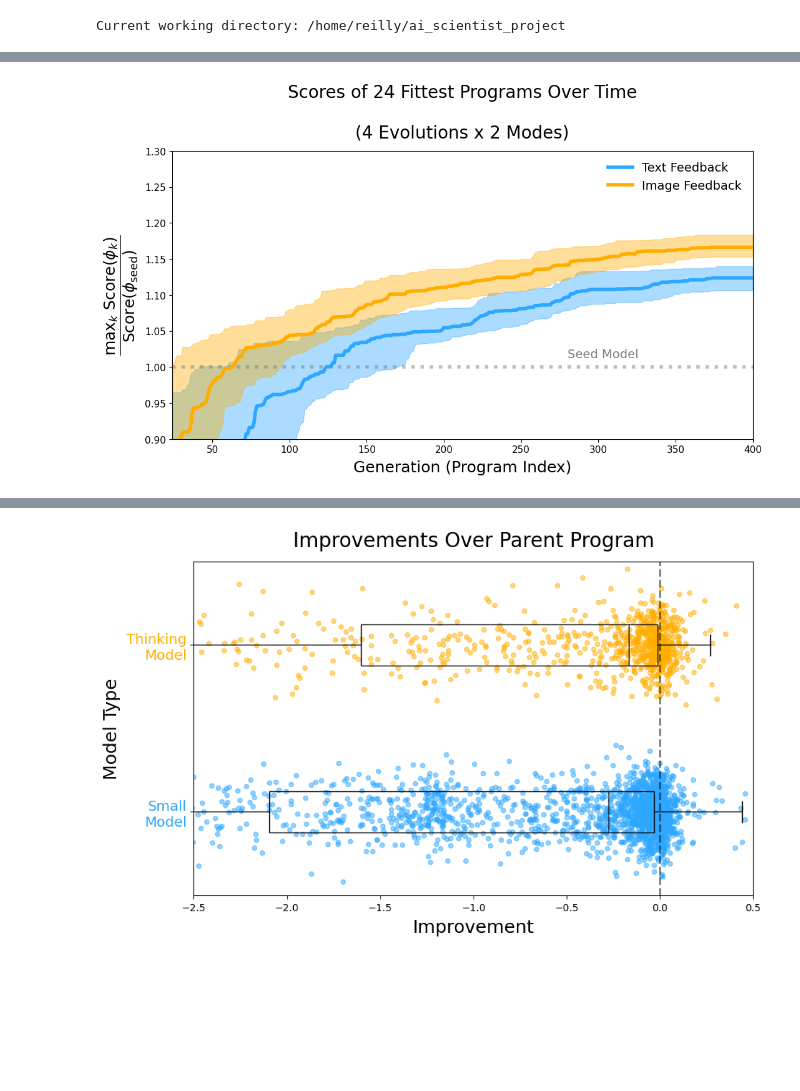
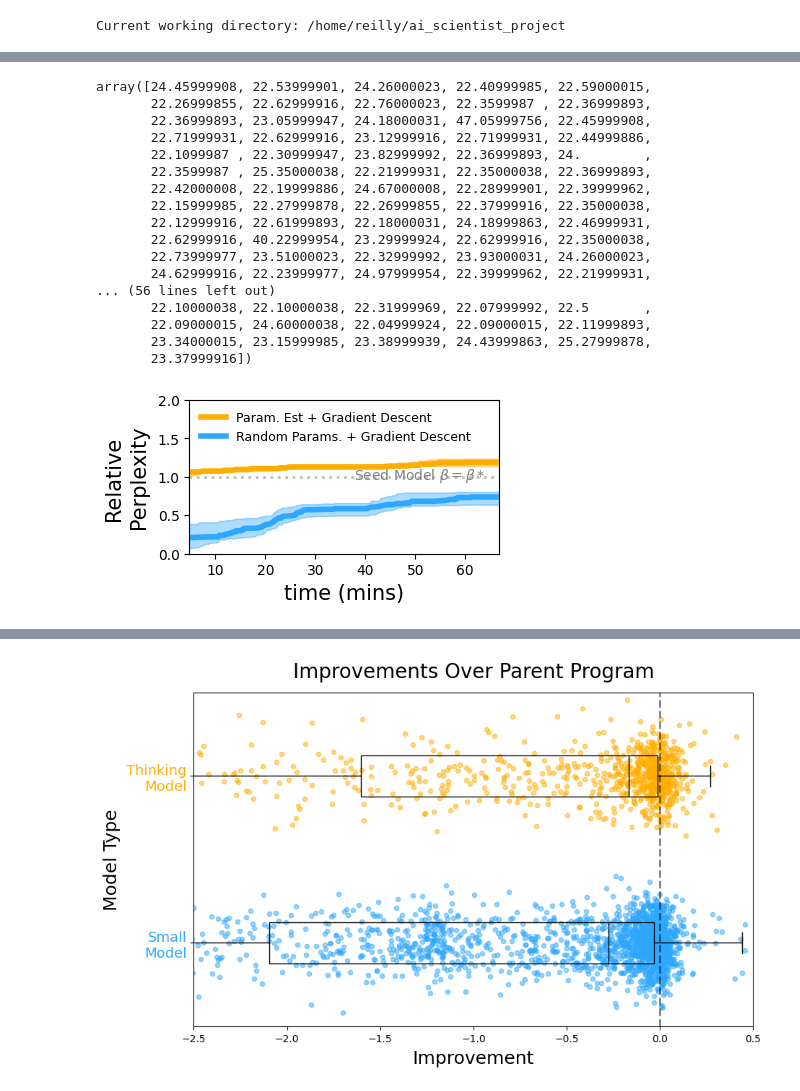
Before and after one commit to reillytilbury/EDGAR, a Jupyter notebook: figures/3A_learning_curves.ipynb, the cells around one changed output, grey strips where cells are left out. Cells and saved outputs as stored; diff of their text form; code cells hidden in the pictures; blank space fills up the shorter version.

```diff
--- a/figures/3A_learning_curves.ipynb
+++ b/figures/3A_learning_curves.ipynb
@@ -13,7 +13,7 @@ Current working directory: /home/reilly/ai_scientist_project
 # %%
 # Old format of extrating program data for census of the old format
 
-def extract_program_data(census, reference_loss=22.02000046):
+def extract_program_data(census, reference_loss=None):
     """
     Extracts program data from the census array.
 
@@ -77,6 +77,8 @@ def extract_program_data(census, reference_loss=22.02000046):
     times = times - np.min(times)
 
     # get scores
+    if reference_loss is None:
+        reference_loss = losses[1]
     losses_relative = losses - reference_loss  # relative losses
     scores = np.exp(-losses_relative)  # convert losses to scores
     running_max_scores = np.maximum.accumulate(scores)  # running max scores
@@ -349,46 +351,75 @@ Processing program_databases/07-30/19-31-37 (complexity penalty)/combined/census
+# %%
+results_list[-1]['losses']
+# %% [output]
+array([24.45999908, 22.53999901, 24.26000023, 22.40999985, 22.59000015,
+       22.26999855, 22.62999916, 22.76000023, 22.3599987 , 22.36999893,
+       22.36999893, 23.05999947, 24.18000031, 47.05999756, 22.45999908,
+       22.71999931, 22.62999916, 23.12999916, 22.71999931, 22.44999886,
+       22.1099987 , 22.30999947, 23.82999992, 22.36999893, 24.        ,
+       22.3599987 , 25.35000038, 22.21999931, 22.35000038, 22.36999893,
+       22.42000008, 22.19999886, 24.67000008, 22.28999901, 22.39999962,
+       22.15999985, 22.27999878, 22.26999855, 22.37999916, 22.35000038,
+       22.12999916, 22.61999893, 22.18000031, 24.18999863, 22.46999931,
+       22.62999916, 40.22999954, 23.29999924, 22.62999916, 22.35000038,
+       22.73999977, 23.51000023, 22.32999992, 23.93000031, 24.26000023,
+       24.62999916, 22.23999977, 24.97999954, 22.39999962, 22.21999931,
+... (56 lines left out)
+       22.10000038, 22.10000038, 22.31999969, 22.07999992, 22.5       ,
+       22.09000015, 24.60000038, 22.04999924, 22.09000015, 22.11999893,
+       23.34000015, 23.15999985, 23.38999939, 24.43999863, 25.27999878,
+       23.37999916])
 # %%
-fig, ax = plt.subplots(figsize=(12, 6))
+fig, ax = plt.subplots(figsize=(4, 2))
+# fig, ax = plt.subplots(figsize=(8, 4))
 
-colours = [ '#2da7ff', '#ffae00']
-labels = ['Text Feedback', 'Image Feedback']
+colours = [ '#2da7ff', '#ffae00'][::-1]
+labels = ['Random Params. + Gradient Descent', 'Param. Est + Gradient Descent'][::-1]
 k = 24  # number of top scores to plot
 # for each run, plot the top k scores at each time bin
 n_simulations = len(results_list)
 n_programs = min([len(results['scores']) for results in results_list])
 
 top_scores = np.zeros((n_simulations, n_programs - k, k))  # to store the top k scores at each time bin
 for i in np.arange(n_simulations):
-    group_index = i < 4
     x = np.arange(k, n_programs)
     y = results_list[i]['scores'][k:n_programs]
     # get the top k scores for iter <= i for each i
     for j in range(k, n_programs):
         idx1 = j - k
         top_scores[i, idx1, :] = np.sort(y[:j])[-k:]
 
 for i in range(len(colours)):
     x = np.arange(k, n_programs)
     group_median = np.median(top_scores[4*i:4*(i+1), :, :], axis=(0, 2))  # median over the 4 runs in the group
     ax.plot(x, group_median, color=colours[i], linewidth=4, label=labels[i])
     group_iqr = np.percentile(top_scores[4*i:4*(i+1), :, :], [25, 75], axis=(0, 2))  # IQR over the 4 runs in the group
     ax.fill_between(x, group_iqr[0], group_iqr[1], color=colours[i], alpha=0.4, zorder=0)
 
 # plot horizontal line at y=1.0
-ax.axhline(y=1.0, color='grey', linestyle=':', linewidth=4, alpha=0.5, zorder=0)
+ax.axhline(y=1.0, color='grey', linestyle=':', linewidth=2, alpha=0.5, zorder=0)
+# ax.axhline(y=0.6, color='grey', linestyle=':', linewidth=2, alpha=0.5, zorder=0)
 # add text annotation for the horizontal line
-ax.text(n_programs - 75, 1.01, r'Seed Model', color='grey', fontsize=14, ha='right', va='bottom')
+ax.text(n_programs - 15, 0.9, r'Seed Model $\beta = \beta*$', color='grey', fontsize=10, ha='right', va='bottom')
+# ax.text(n_programs - 18, 0.61, r'Seed Model $\beta = \beta_0$', color='grey', fontsize=10, ha='right', va='bottom')
 
-ax.set_title(f"Scores of {k} Fittest Programs Over Time\n\n(4 Evolutions x 2 Modes)", fontsize=20, pad=15)
-ax.set_xlabel("Generation (Program Index)", fontsize=18, labelpad=6)
-ax.set_ylabel(r"$\dfrac{\text{max}_k \ \text{Score}(\phi_k)}{\text{Score}(\phi_{\text{seed}})}$",
-              fontsize=18, labelpad=6)
 
-ax.legend(loc='upper right', fontsize=14, frameon=False)
+# ax.set_title(f"Scores of {k} Fittest Programs Over Time\n\n(4 Evolutions x 2 Modes)", fontsize=20, pad=15)
+ax.set_xlabel("time (mins)", fontsize=15)
+ax.set_ylabel("Relative \nPerplexity",
+              fontsize=15, labelpad=6)
+
+ax.legend(loc='upper left', fontsize=9, frameon=False)
 ax.set_xlim(k, n_programs - 1)
-ax.set_ylim(0.9, 1.3)
+ax.set_ylim(0.0, 2)
+# iter_per_min = len(results_list[0]['times']) / 60  # assuming each run is 60 minutes
+iter_per_min = 300 / 60
+ax.set_xticks([10 * iter_per_min, 20 * iter_per_min, 30 * iter_per_min, 40 * iter_per_min, 50 * iter_per_min, 60 * iter_per_min])
+ax.set_xticklabels(['10', '20', '30', '40', '50', '60'])
 # ax.set_yticks([0.9, 1.0, 1.1, 1.2, 1.3])
 # ax.set_xticks([100, 200, 300, 400])
-ax.tick_params(axis='both', labelsize=11)
+# ax.set_yticks([0.5, 0.75, 1.0, 1.25, 1.5])
+# ax.set_yticklabels(['0.5', '0.75', '1.0', '1.25', '1.5'])
+ax.tick_params(axis='both', labelsize=10)
 plt.show()
 # %% [output]
-[figure, old version]
+[figure, new version]
```
Also changed, not shown: parts of 3 cells of this notebook, 8 other files.
